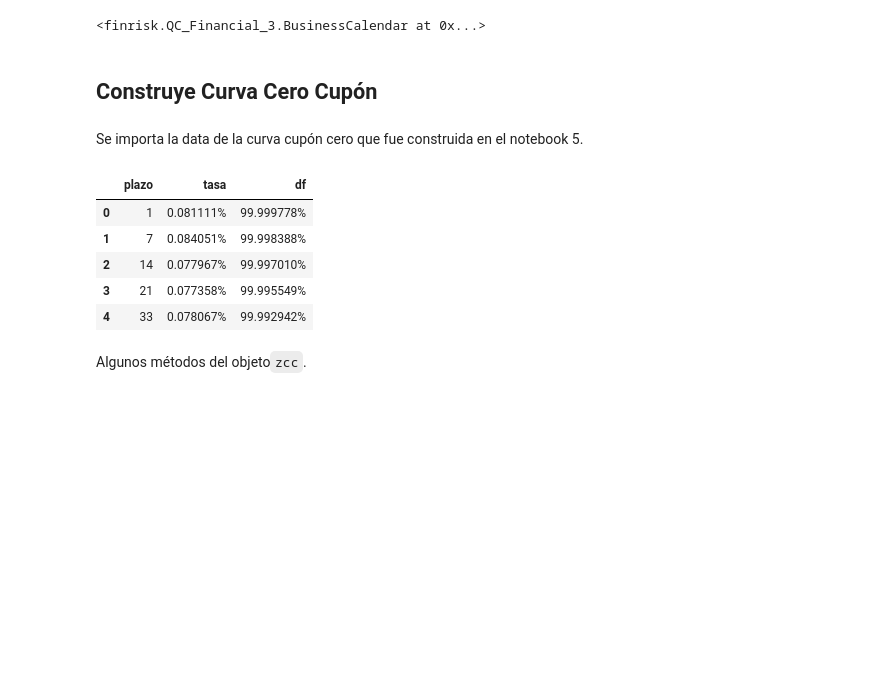
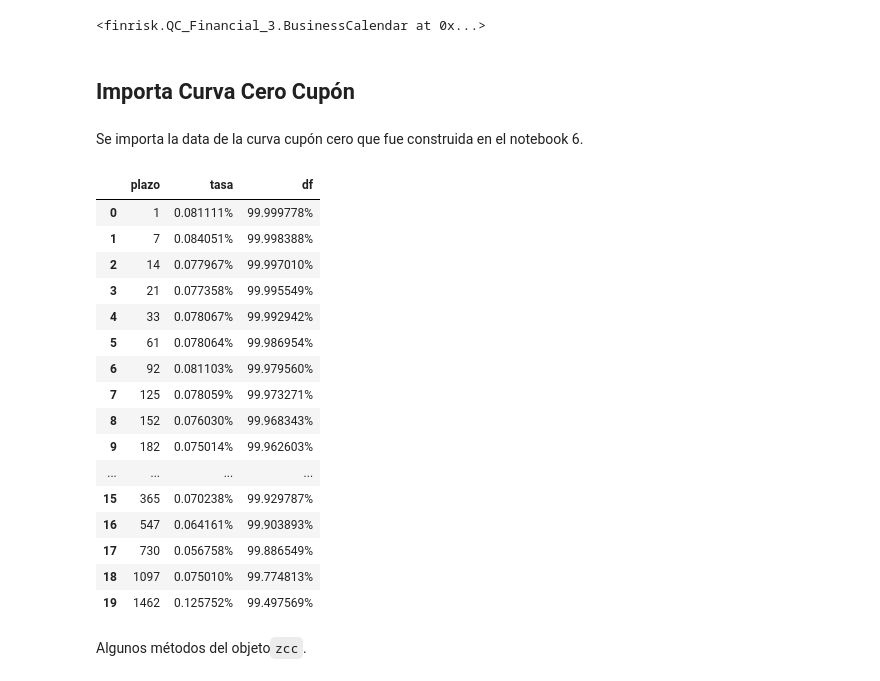
Before and after one commit to efaa-cl/mif-2021, a Jupyter notebook: 07_sensibilidad_ois.ipynb, the cells around one changed output. Cells and saved outputs as stored; diff of their text form; code cells hidden in the pictures; blank space fills up the shorter version.

```diff
--- a/07_sensibilidad_ois.ipynb
+++ b/07_sensibilidad_ois.ipynb
@@ -122,9 +127,29 @@ type_ois_template = {
     }
 }
 # %% [markdown]
-## Construye Curva Cero Cupón
+## Importa Curva Cero Cupón
 # %% [markdown]
-Se importa la data de la curva cupón cero que fue construida en el notebook 5.
+Se importa la data de la curva cupón cero que fue construida en el notebook 6.
 # %%
 df_curva = pd.read_excel('data/20201012_built_sofr_zero.xlsx')
+# %%
+df_curva.head(20).style.format(frmt)
+# %% [output]
+|  | plazo | tasa | df |
+| 0 | 1 | 0.081111% | 99.999778% |
+| 1 | 7 | 0.084051% | 99.998388% |
+| 2 | 14 | 0.077967% | 99.997010% |
+| 3 | 21 | 0.077358% | 99.995549% |
+| 4 | 33 | 0.078067% | 99.992942% |
+| 5 | 61 | 0.078064% | 99.986954% |
+| 6 | 92 | 0.081103% | 99.979560% |
+| 7 | 125 | 0.078059% | 99.973271% |
+| 8 | 152 | 0.076030% | 99.968343% |
+| 9 | 182 | 0.075014% | 99.962603% |
+| ... | ... | ... | ... |
+| 15 | 365 | 0.070238% | 99.929787% |
+| 16 | 547 | 0.064161% | 99.903893% |
+| 17 | 730 | 0.056758% | 99.886549% |
+| 18 | 1097 | 0.075010% | 99.774813% |
+| 19 | 1462 | 0.125752% | 99.497569% |
 # %%
@@ -145,13 +172,4 @@ def get_curve_from_dataframe(yf: Qcf.QCYearFraction, wf: Qcf.QCWealthFactor,
     tipo_tasa = Qcf.QCInterestRate(0.0, yf, wf)
     curva = Qcf.ZeroCouponCurve(curva, tipo_tasa)
     return curva
-# %%
-df_curva.head().style.format(frmt)
-# %% [output]
-|  | plazo | tasa | df |
-| 0 | 1 | 0.081111% | 99.999778% |
-| 1 | 7 | 0.084051% | 99.998388% |
-| 2 | 14 | 0.077967% | 99.997010% |
-| 3 | 21 | 0.077358% | 99.995549% |
-| 4 | 33 | 0.078067% | 99.992942% |
 # %%
```
Also changed, not shown: parts of 19 cells of this notebook, 2 other files.
